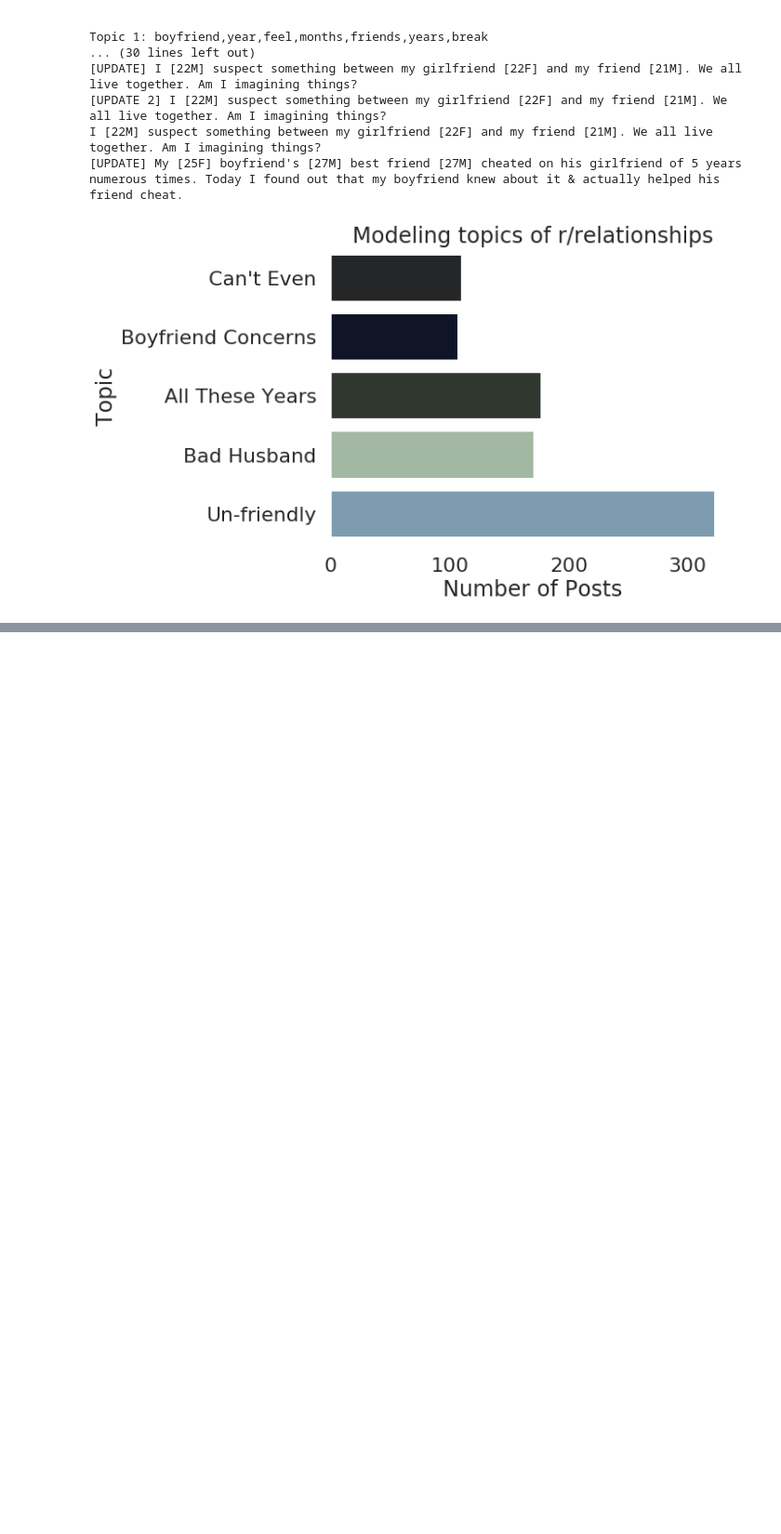
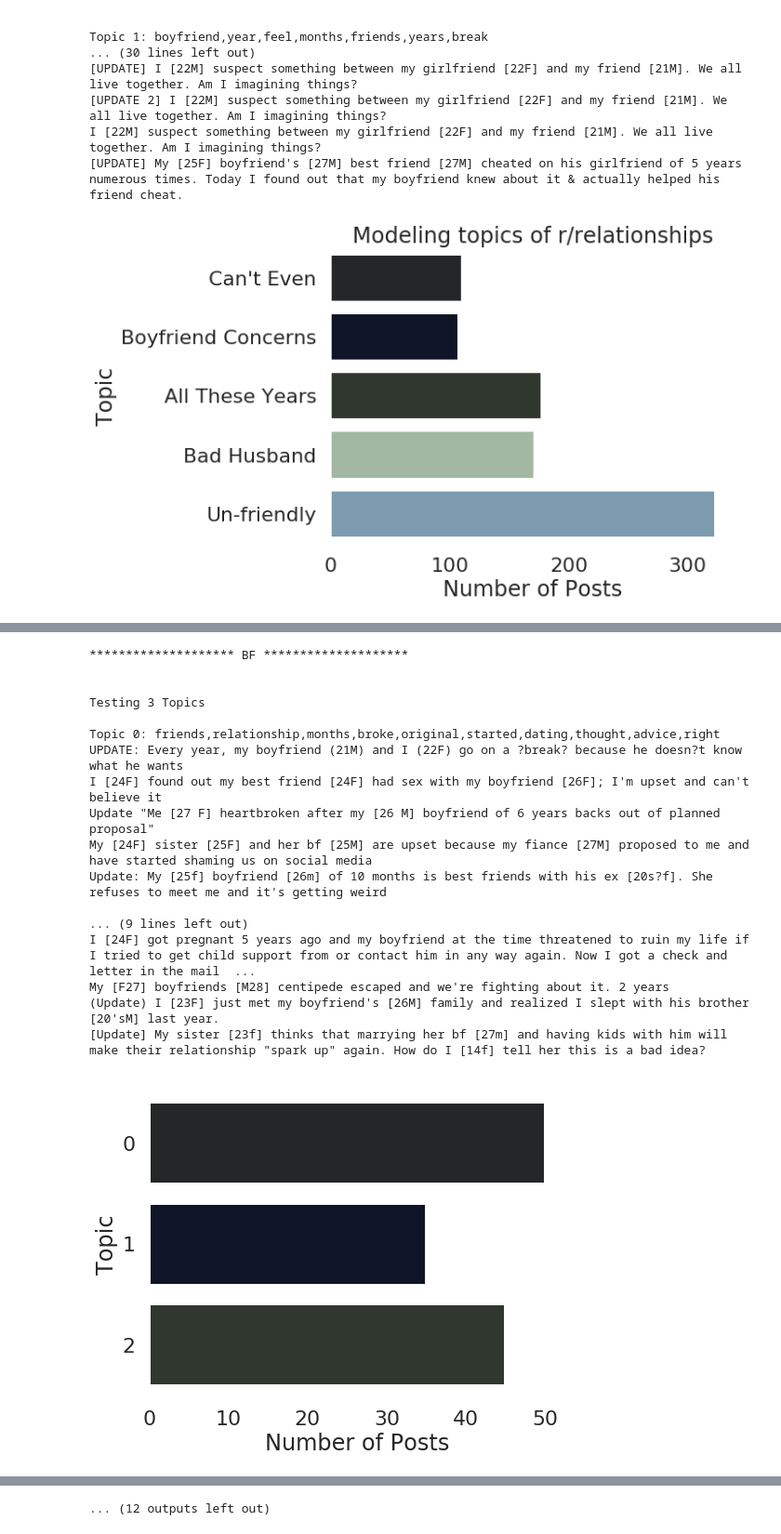
Before and after one commit to josh-ashkinaze/Google-profanity-words, a Jupyter notebook: Reddit_Relationships.ipynb, the cells around one changed output, grey strips where cells are left out. Shown at 93% size. Cells and saved outputs as stored; diff of their text form; code cells hidden in the pictures; blank space fills up the shorter version.

```diff
--- a/Reddit_Relationships.ipynb
+++ b/Reddit_Relationships.ipynb
@@ -531,0 +572,38 @@ clean_settings = {
+# %%
+# Loop through subjects, and test a different number of topics.
+
+
+n_topics = [3, 4, 5]
+topic_settings['n_top_words'] = 10
+topic_settings['n_top_docs'] = 5
+topic_settings['ngram'] = [1,1]
+
+for subj in ("BF", "Husband", "Wife", "GF"):
+  print( "*"*20, subj.upper(), "*"*20, "\n \n")
+  mydf = df.loc[(df['subj'] == subj)]
+  docs = mydf['self_txt'].tolist()
+  clean_docs = preprocess(docs, clean_settings)
+  for n in n_topics:
+    print("Testing {} Topics \n".format(n))
+    topic_settings['n_topics'] = n
+    W, H = make_topics(mydf, clean_docs, topic_settings)
+    print_topic_dist(W)
+# %% [output]
+******************** BF ********************
+
+
+Testing 3 Topics
+
+Topic 0: friends,relationship,months,broke,original,started,dating,thought,advice,right
+UPDATE: Every year, my boyfriend (21M) and I (22F) go on a ?break? because he doesn?t know what he wants
+I [24F] found out my best friend [24F] had sex with my boyfriend [26F]; I'm upset and can't believe it
+Update "Me [27 F] heartbroken after my [26 M] boyfriend of 6 years backs out of planned proposal"
+My [24F] sister [25F] and her bf [25M] are upset because my fiance [27M] proposed to me and have started shaming us on social media
+Update: My [25f] boyfriend [26m] of 10 months is best friends with his ex [20s?f]. She refuses to meet me and it's getting weird
+
+... (9 lines left out)
+I [24F] got pregnant 5 years ago and my boyfriend at the time threatened to ruin my life if I tried to get child support from or contact him in any way again. Now I got a check and letter in the mail  ...
+My [F27] boyfriends [M28] centipede escaped and we're fighting about it. 2 years
+(Update) I [23F] just met my boyfriend's [26M] family and realized I slept with his brother [20'sM] last year.
+[Update] My sister [23f] thinks that marrying her bf [27m] and having kids with him will make their relationship "spark up" again. How do I [14f] tell her this is a bad idea?
+[figure, added]
@@ -532 +700,2 @@ clean_settings = {
+... (12 outputs left out)
 # %%
```
Also changed, not shown: parts of 18 cells of this notebook.
